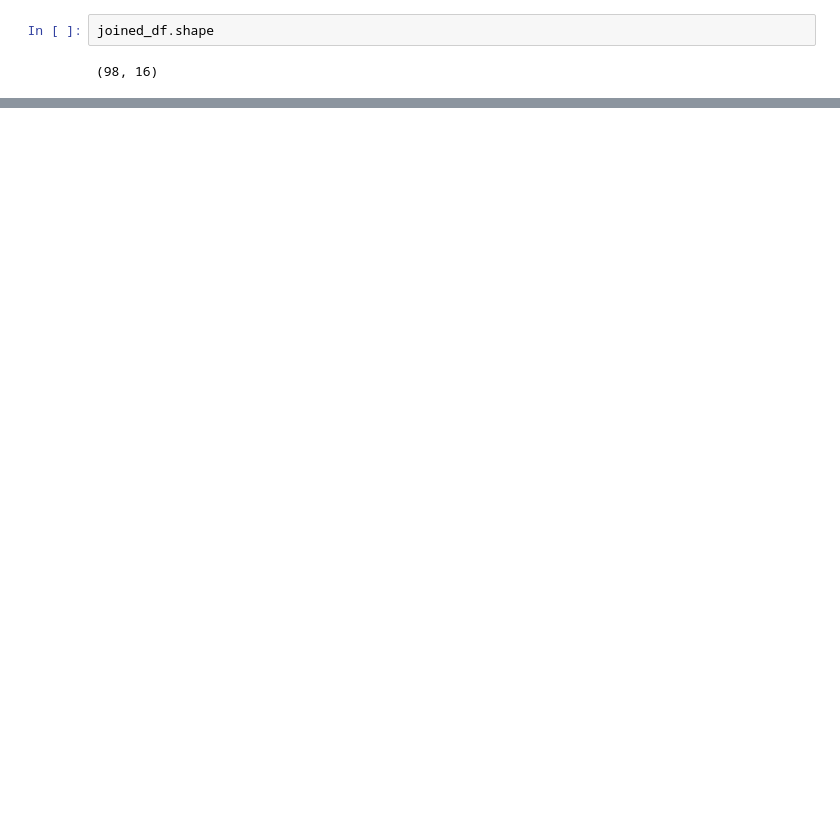
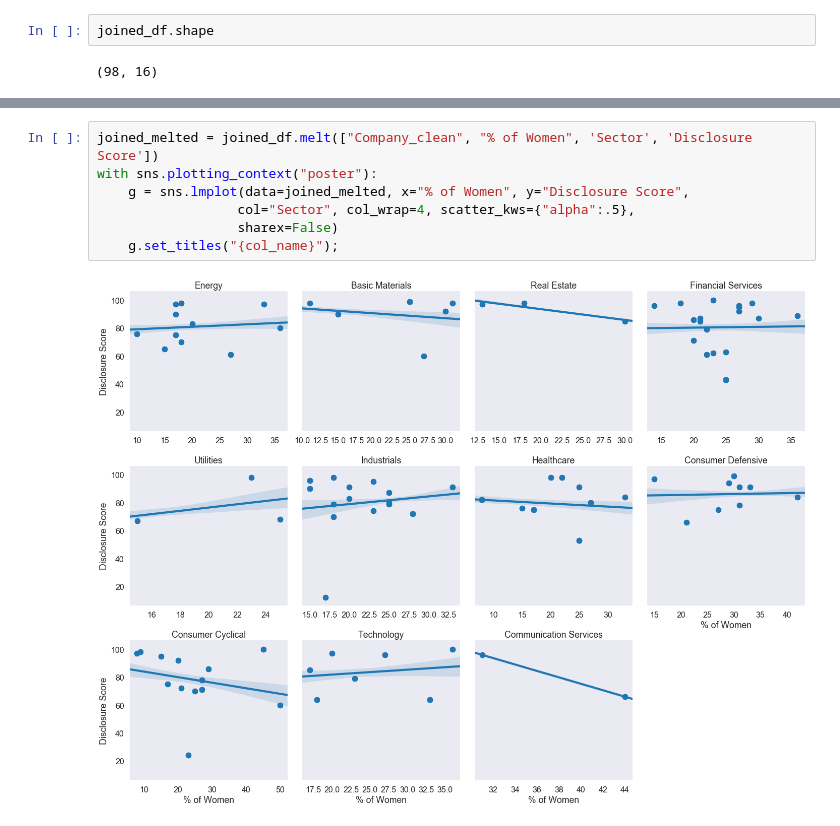
Before and after one commit to kellieotto/clean_energy_hack, a Jupyter notebook: notebooks/analyze_relationship.ipynb, the cells around one changed output, grey strips where cells are left out. Saved outputs shown, nothing was run; the diff lists cells and outputs as text; blank space fills up the shorter version.

```diff
--- a/notebooks/analyze_relationship.ipynb
+++ b/notebooks/analyze_relationship.ipynb
@@ -78,0 +81,9 @@ board_data
+# %%
+joined_melted = joined_df.melt(["Company_clean", "% of Women", 'Sector', 'Disclosure Score'])
+with sns.plotting_context("poster"):
+    g = sns.lmplot(data=joined_melted, x="% of Women", y="Disclosure Score",
+                  col="Sector", col_wrap=4, scatter_kws={"alpha":.5},
+                  sharex=False)
+    g.set_titles("{col_name}");
+# %% [output]
+[figure, added]
```
Also changed, not shown: parts of 7 cells of this notebook.
